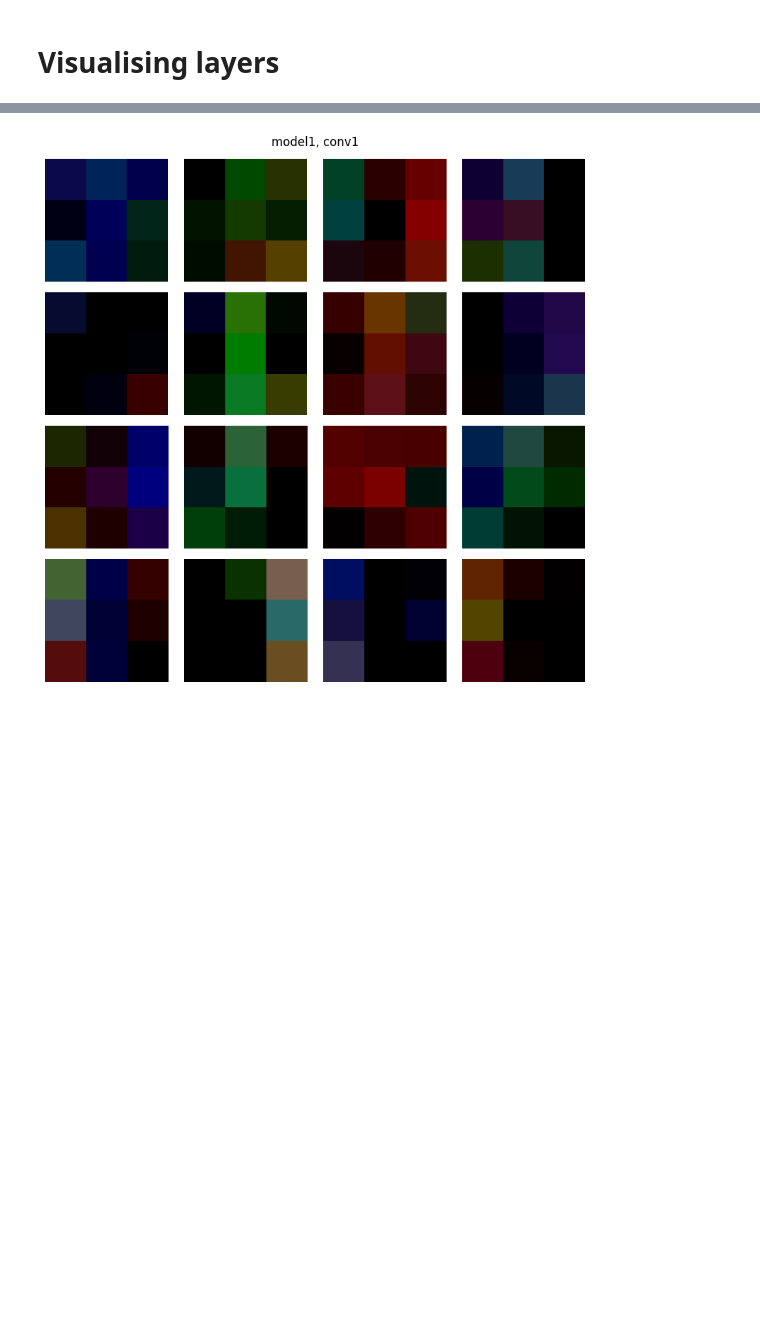
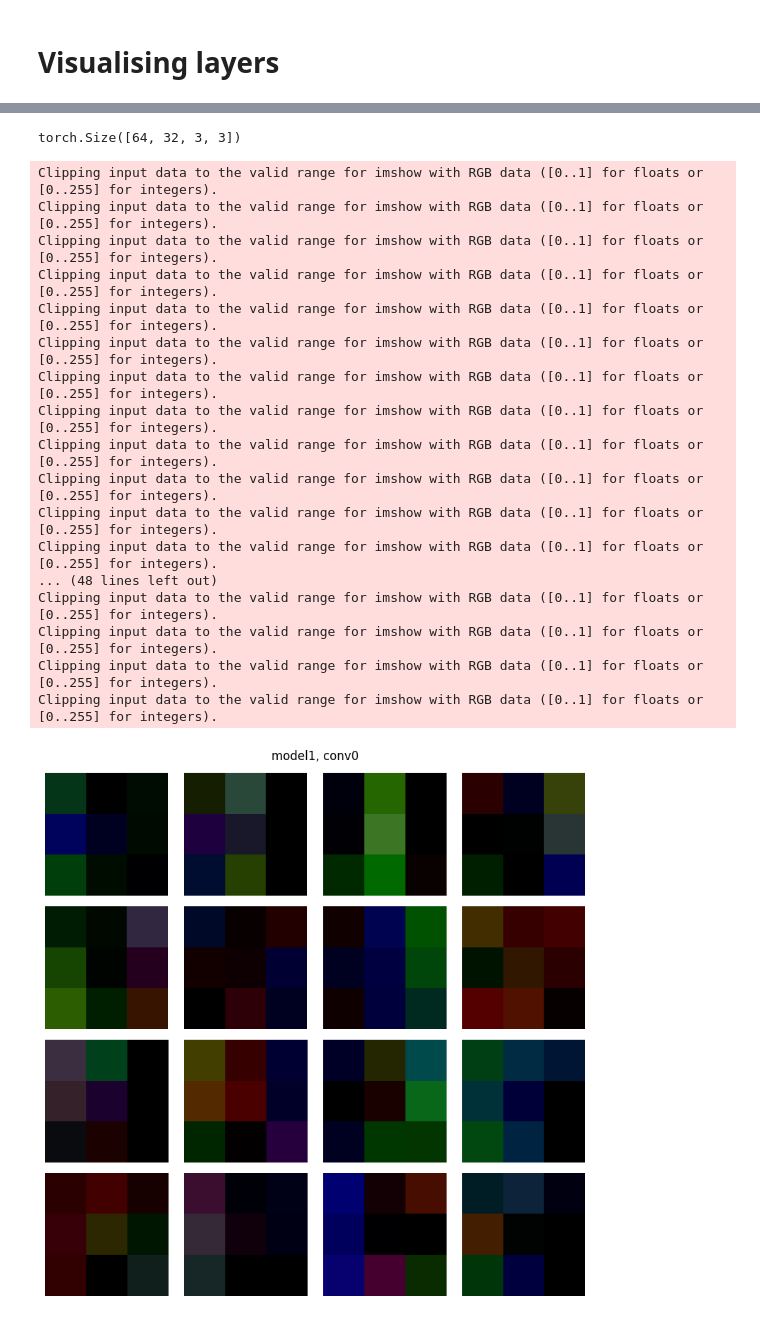
Before and after one commit to Diyon335/EmotionRecognition, a Jupyter notebook: Didascalou_Wickrameratne_Second_Assignment_CV2023.ipynb, the cells around one changed output, grey strips where cells are left out. Cells and saved outputs as stored; diff of their text form; code cells hidden in the pictures; blank space fills up the shorter version.

```diff
--- a/Didascalou_Wickrameratne_Second_Assignment_CV2023.ipynb
+++ b/Didascalou_Wickrameratne_Second_Assignment_CV2023.ipynb
@@ -146,7 +416,7 @@ for model_name in models:
     print(f"Evaluating {model_name}")
 
     model = models[model_name]["model"]
-    model = model()
+    #model = model()
 
     # Load the trained model state dictionary
     model.load_state_dict(torch.load(f"model_saves/{model_name}.pth"))
@@ -194,2 +475,10 @@ F1 Score: 0.5189659870676103
 # %% [markdown]
 # Visualising layers
+# %%
+X = torch.tensor(train_dataset[50][0], dtype=torch.float32)
+model.eval()
+with torch.no_grad():
+    feature_maps = model.pooling0((model.conv0(X)))
+    feature_maps_2 = model.pooling1(model.conv1(feature_maps))
+
+feature_maps.shape
@@ -195,0 +487,7 @@ F1 Score: 0.5189659870676103
+# %%
+
+fig, ax = plt.subplots(2, 8, sharex=True, sharey=True, figsize=(16,8))
+for i in range(0, 16):
+    row, col = i//8, i%8
+    ax[row][col].imshow(feature_maps[i])
+plt.show()
@@ -195,0 +496,7 @@ F1 Score: 0.5189659870676103
+# %%
+
+fig, ax = plt.subplots(2, 8, sharex=True, sharey=True, figsize=(16,8))
+for i in range(0, 16):
+    row, col = i//8, i%8
+    ax[row][col].imshow(feature_maps_2[i])
+plt.show()
@@ -213,8 +522,9 @@ def visualize_feature_maps(model, image):
 # %%
 for model_name in models:
 
-    model = models[model_name]["model"]()
-    model.load_state_dict(torch.load(f'model_saves/{model_name}.pth'))
+    #model = models[model_name]["model"]()
+    model = models['model1']['model']
+    #model.load_state_dict(torch.load(f'model_saves/{model_name}.pth'))
     model.eval()
 
     # Iterate over the model's modules
@@ -223,7 +533,7 @@ for model_name in models:
         if isinstance(module, torch.nn.Conv2d):
             # Get the filter weights for the convolutional layer
             filter_weights = module.weight.data
-
+            print(filter_weights.shape)
             # Visualize the filter weights as images
             num_filters = filter_weights.size(0)
             grid_size = int(num_filters ** 0.5)  # Calculate grid size for subplots
@@ -235,6 +545,7 @@ for model_name in models:
             for i, ax in enumerate(axes.flat):
                 filter_weight = filter_weights[i]
                 filter_weight = filter_weight.cpu().numpy()
+
                 ax.imshow(filter_weight, cmap='gray')
                 ax.axis('off')
 
@@ -263 +592,19 @@ Clipping input data to the valid range for imshow with RGB data ([0..1] for floa
+torch.Size([64, 32, 3, 3])
+Clipping input data to the valid range for imshow with RGB data ([0..1] for floats or [0..255] for integers).
+Clipping input data to the valid range for imshow with RGB data ([0..1] for floats or [0..255] for integers).
+Clipping input data to the valid range for imshow with RGB data ([0..1] for floats or [0..255] for integers).
+Clipping input data to the valid range for imshow with RGB data ([0..1] for floats or [0..255] for integers).
+Clipping input data to the valid range for imshow with RGB data ([0..1] for floats or [0..255] for integers).
+Clipping input data to the valid range for imshow with RGB data ([0..1] for floats or [0..255] for integers).
+Clipping input data to the valid range for imshow with RGB data ([0..1] for floats or [0..255] for integers).
+Clipping input data to the valid range for imshow with RGB data ([0..1] for floats or [0..255] for integers).
+Clipping input data to the valid range for imshow with RGB data ([0..1] for floats or [0..255] for integers).
+Clipping input data to the valid range for imshow with RGB data ([0..1] for floats or [0..255] for integers).
+Clipping input data to the valid range for imshow with RGB data ([0..1] for floats or [0..255] for integers).
+Clipping input data to the valid range for imshow with RGB data ([0..1] for floats or [0..255] for integers).
+... (48 lines left out)
+Clipping input data to the valid range for imshow with RGB data ([0..1] for floats or [0..255] for integers).
+Clipping input data to the valid range for imshow with RGB data ([0..1] for floats or [0..255] for integers).
+Clipping input data to the valid range for imshow with RGB data ([0..1] for floats or [0..255] for integers).
+Clipping input data to the valid range for imshow with RGB data ([0..1] for floats or [0..255] for integers).
-[figure, old version]
+[figure, new version]
```
Also changed, not shown: parts of 10 cells of this notebook.
